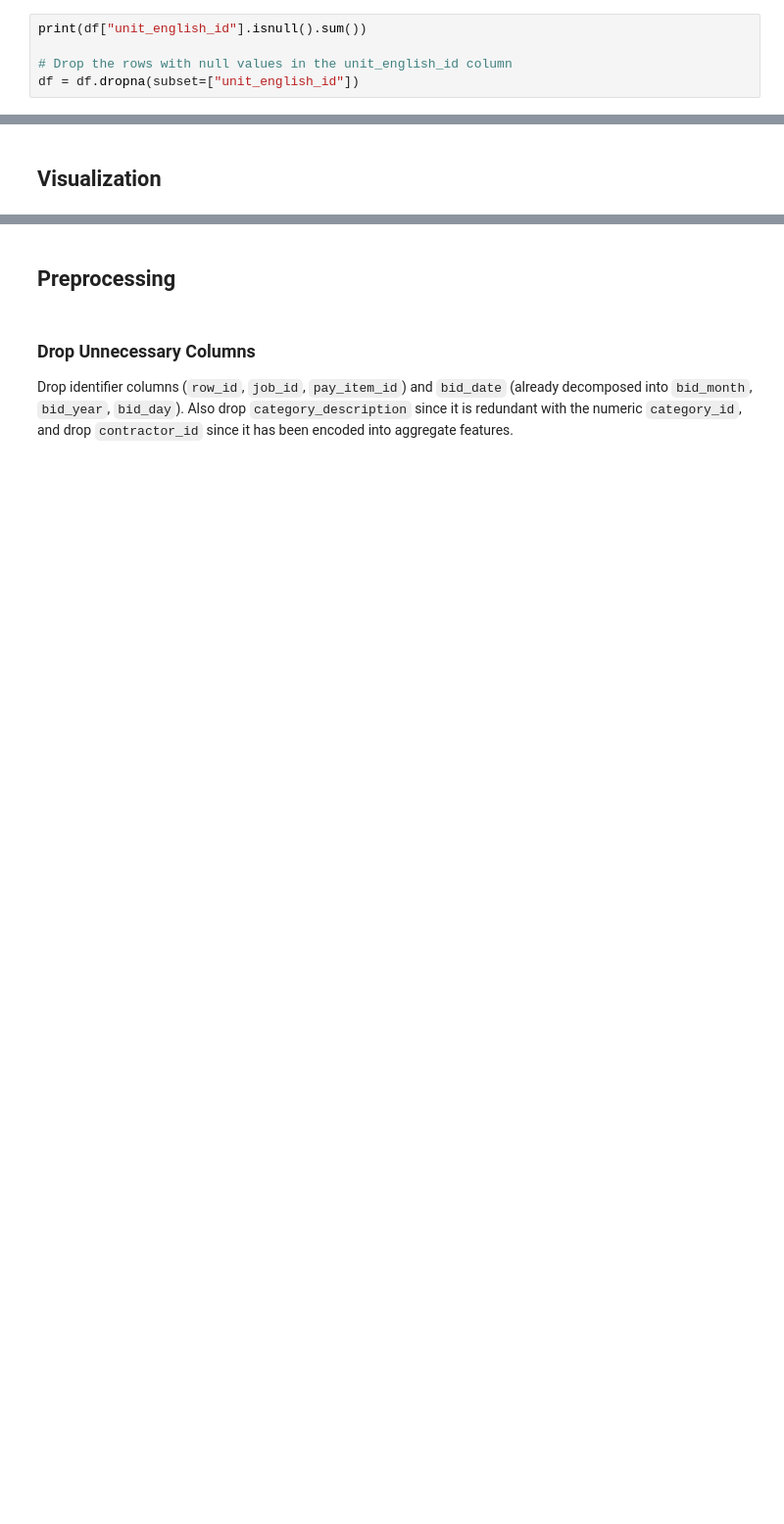
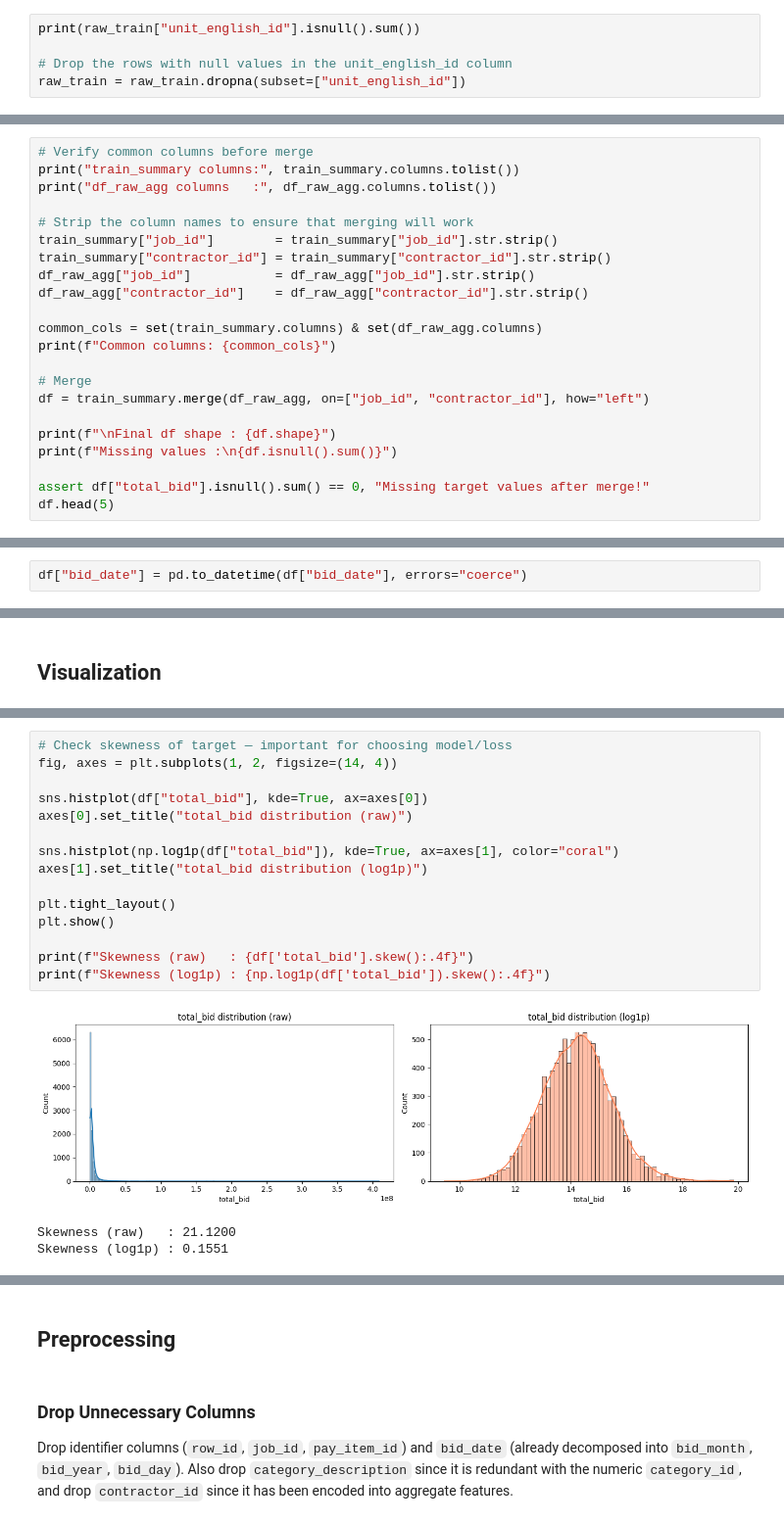
Before and after one commit to wends05/lab-ml, a Jupyter notebook: lab_4/main.ipynb, the cells around one changed output, grey strips where cells are left out. Shown at 98% size. Cells and saved outputs as stored; diff of their text form; blank space fills up the shorter version.

Commit message:
progress, asta na linear regression model

```diff
--- a/lab_4/main.ipynb
+++ b/lab_4/main.ipynb
@@ -28,7 +64,7 @@ df.info()
 # %% [markdown]
 There are some null values on the unit_english_id column, which is 2 only rows. We can drop those rows without losing any information.
 # %%
-print(df["unit_english_id"].isnull().sum())
+print(raw_train["unit_english_id"].isnull().sum())
 
 # Drop the rows with null values in the unit_english_id column
-df = df.dropna(subset=["unit_english_id"])
+raw_train = raw_train.dropna(subset=["unit_english_id"])
@@ -58,0 +209,22 @@ Another thing that we can check is to verify that the total_bid (the target vari
+# %%
+# Verify common columns before merge
+print("train_summary columns:", train_summary.columns.tolist())
+print("df_raw_agg columns   :", df_raw_agg.columns.tolist())
+
+# Strip the column names to ensure that merging will work
+train_summary["job_id"]        = train_summary["job_id"].str.strip()
+train_summary["contractor_id"] = train_summary["contractor_id"].str.strip()
+df_raw_agg["job_id"]           = df_raw_agg["job_id"].str.strip()
+df_raw_agg["contractor_id"]    = df_raw_agg["contractor_id"].str.strip()
+
+common_cols = set(train_summary.columns) & set(df_raw_agg.columns)
+print(f"Common columns: {common_cols}")
+
+# Merge
+df = train_summary.merge(df_raw_agg, on=["job_id", "contractor_id"], how="left")
+
+print(f"\nFinal df shape : {df.shape}")
+print(f"Missing values :\n{df.isnull().sum()}")
+
+assert df["total_bid"].isnull().sum() == 0, "Missing target values after merge!"
+df.head(5)
@@ -58,0 +323,2 @@ Another thing that we can check is to verify that the total_bid (the target vari
+# %%
+df["bid_date"] = pd.to_datetime(df["bid_date"], errors="coerce")
@@ -118,3 +445,22 @@ print(df["total_bid"].describe(percentiles=[0.25, 0.5, 0.75, 0.95, 0.99]))
+# %%
+# Check skewness of target — important for choosing model/loss
+fig, axes = plt.subplots(1, 2, figsize=(14, 4))
+
+sns.histplot(df["total_bid"], kde=True, ax=axes[0])
+axes[0].set_title("total_bid distribution (raw)")
+
+sns.histplot(np.log1p(df["total_bid"]), kde=True, ax=axes[1], color="coral")
+axes[1].set_title("total_bid distribution (log1p)")
+
+plt.tight_layout()
+plt.show()
+
+print(f"Skewness (raw)   : {df['total_bid'].skew():.4f}")
+print(f"Skewness (log1p) : {np.log1p(df['total_bid']).skew():.4f}")
+# %% [output]
+[figure, added]
+Skewness (raw)   : 21.1200
+Skewness (log1p) : 0.1551
 # %%
 # What is the total number of bids per contractor?
 sns.histplot(df["contractor_bid_count"], kde=True)
```
Also changed, not shown: parts of 63 cells of this notebook.
